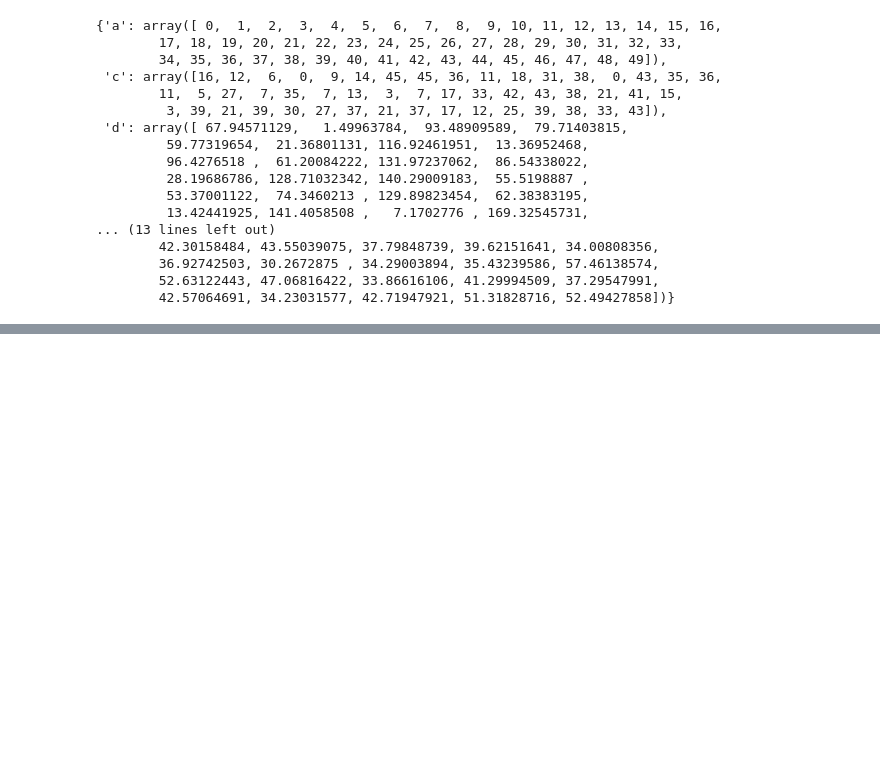
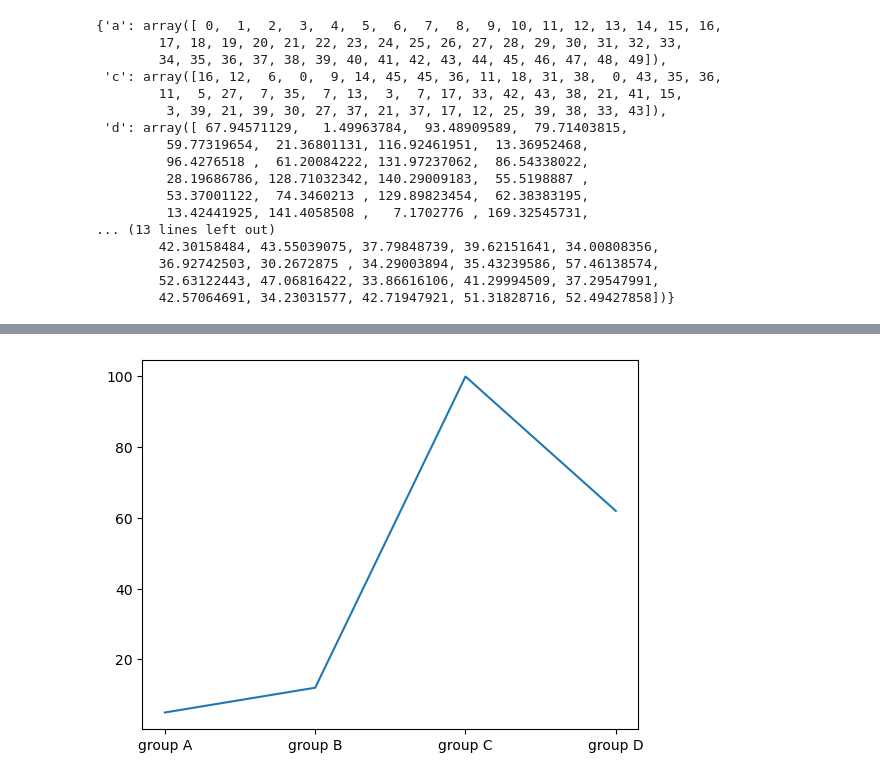
Before and after one commit to Edy-Mochamad/Learn-visualization-data, a Jupyter notebook: pengenalan-Matplotlib.ipynb, the cells around one changed output, grey strips where cells are left out. Drawn from its saved outputs; the diff is of its cells as text; code cells hidden in the pictures; blank space fills up the shorter version.

Commit message:
plotting tipe data categorical

```diff
--- a/pengenalan-Matplotlib.ipynb
+++ b/pengenalan-Matplotlib.ipynb
@@ -257,0 +268,8 @@ plt.show()
+# %%
+names = ['group A', 'group B', 'group C', 'group D']
+values = [5, 12, 100, 62]
+# %%
+plt.plot(names, values)
+plt.show()
+# %% [output]
+[figure, added]
```
Also changed, not shown: parts of 5 cells of this notebook.
